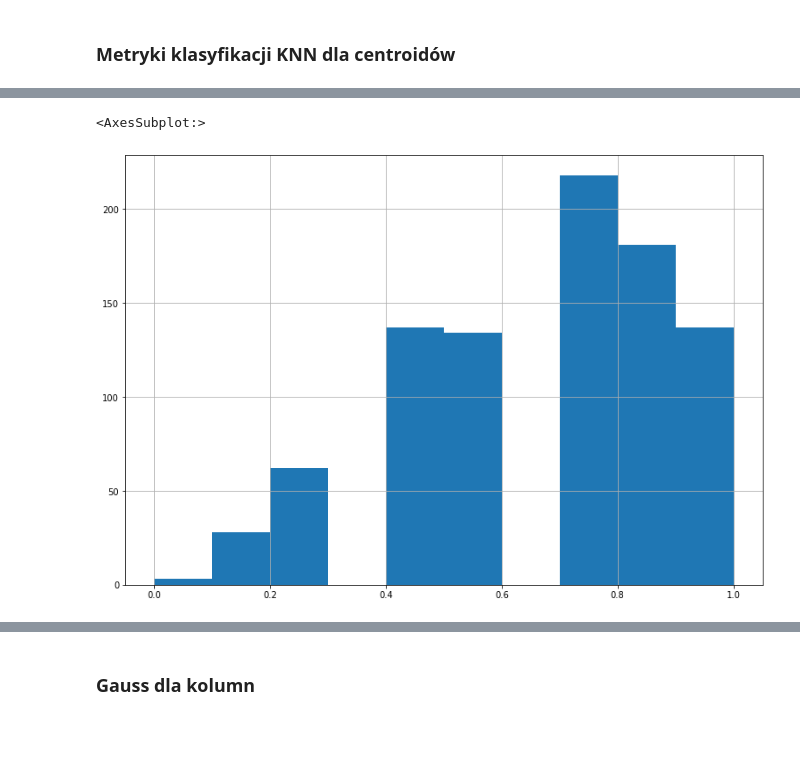
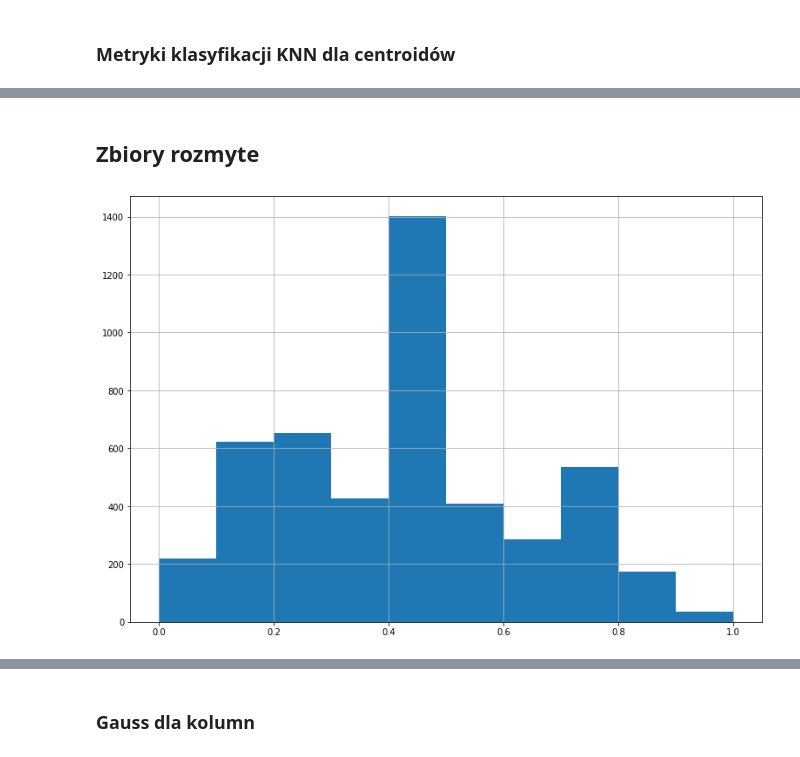
Before and after one commit to emesiarze/startup-data-analysis, a Jupyter notebook: kickstarter-analysis.ipynb, the cells around one changed output, grey strips where cells are left out. Cells and saved outputs as stored; diff of their text form; code cells hidden in the pictures; blank space fills up the shorter version.

```diff
--- a/kickstarter-analysis.ipynb
+++ b/kickstarter-analysis.ipynb
@@ -69,7 +84,7 @@ Aby dane mogły zostać poprawnie przetworzone w dalszych krokach przy użyciu m
 # %%
 def get_all_values_from_column(df, col_name):
     values = []
-    for i in range(0, len(df[col_name])):
+    for i in df[col_name].index:
         category = df[col_name][i]
         if category not in values:
             values.append(category)
@@ -99,7 +114,7 @@ currencies = get_all_values_from_column(df, 'currency')
 
 categories_dict = create_label_number_dict(categories)
 countries_dict = create_label_number_dict(countries)
-states_dict = create_label_number_dict(states)
+states_dict = { 'failed': 0, 'successful': 1 }
 currencies_dict = create_label_number_dict(currencies)
 
 df = map_text_to_number(df, 'main_category', categories_dict)
@@ -130,3 +140,0 @@ Kolumna przedstawia stosunek zebranej kwoty do postawionego celu w postaci proce
-# %%
-df['pledged_ratio'] = df['pledged'].astype(float) / df['goal'].astype(float) * 100
-df.head()
@@ -142,7 +143,7 @@ df.head()
 
 Na tym etapie zakresy danych są bardzo zróżnicowane. Aby ułatwić analizę, dane należy znormalizować, tzn sprowadzić je do wspólnego, w miarę zbliżonego zakresu
 # %%
-columns_to_normalize = ['main_category','currency', 'country', 'deadline', 'goal', 'launched', 'pledged', 'state', 'backers', 'pledged_ratio']
+columns_to_normalize = ['main_category','currency', 'country', 'deadline', 'goal', 'launched', 'pledged', 'state', 'backers']
 df[columns_to_normalize] = df[columns_to_normalize].apply(lambda x: (x - x.min()) / (x.max() - x.min()))
 df.head()
 # %% [output]
@@ -557,8 +544,10 @@ weighted avg       0.75      0.47      0.31       100
+# %% [markdown]
+## Zbiory rozmyte
 # %%
 def gauss(x, avg, std):
     return np.exp(-(x - avg)**2 / (2 * std**2))
 # %%
-df_train['launched'].hist()
+df_train['goal'].hist()
+plt.show()
 # %% [output]
-<AxesSubplot:>
-[figure, old version]
+[figure, new version]
```
Also changed, not shown: parts of 24 cells of this notebook.
